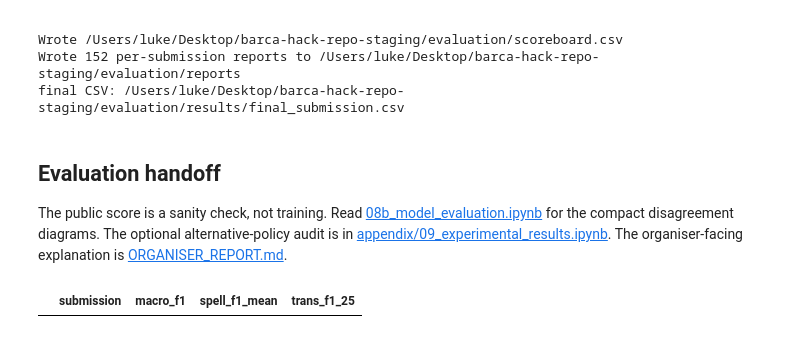
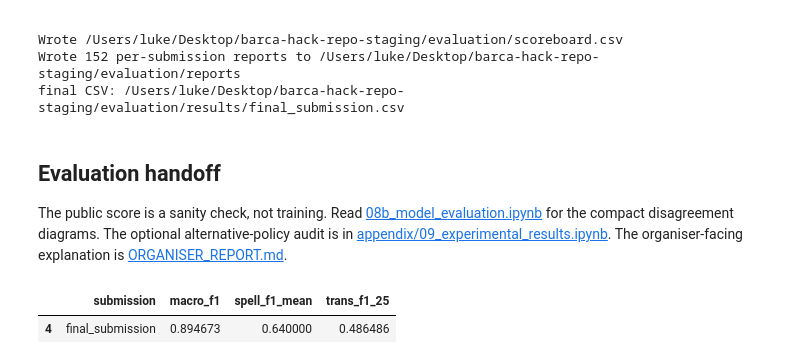
Before and after one commit to lukeaquilla11/Barcelona-hackathon, a Jupyter notebook: notebooks/08_run_pipeline.ipynb, the cells around one changed output. Cells and saved outputs as stored; diff of their text form; code cells hidden in the pictures.

Commit message:
Fix final score handoff display

```diff
--- a/notebooks/08_run_pipeline.ipynb
+++ b/notebooks/08_run_pipeline.ipynb
@@ -97,8 +99,9 @@ final CSV: /Users/luke/Desktop/barca-hack-repo-staging/evaluation/results/final_
 The public score is a sanity check, not training. Read [08b_model_evaluation.ipynb](08b_model_evaluation.ipynb) for the compact disagreement diagrams. The optional alternative-policy audit is in [appendix/09_experimental_results.ipynb](appendix/09_experimental_results.ipynb). The organiser-facing explanation is [ORGANISER_REPORT.md](../ORGANISER_REPORT.md).
 # %%
 scoreboard = pd.read_csv(ROOT / 'evaluation' / 'scoreboard.csv')
-scoreboard.loc[scoreboard['submission'].eq('final_submission.csv'), [
+scoreboard.loc[scoreboard['submission'].eq('final_submission'), [
     'submission', 'macro_f1', 'spell_f1_mean', 'trans_f1_25'
 ]]
 # %% [output]
 |  | submission | macro_f1 | spell_f1_mean | trans_f1_25 |
+| 4 | final_submission | 0.894673 | 0.640000 | 0.486486 |
```
Also changed, not shown: parts of 1 cell of this notebook.
